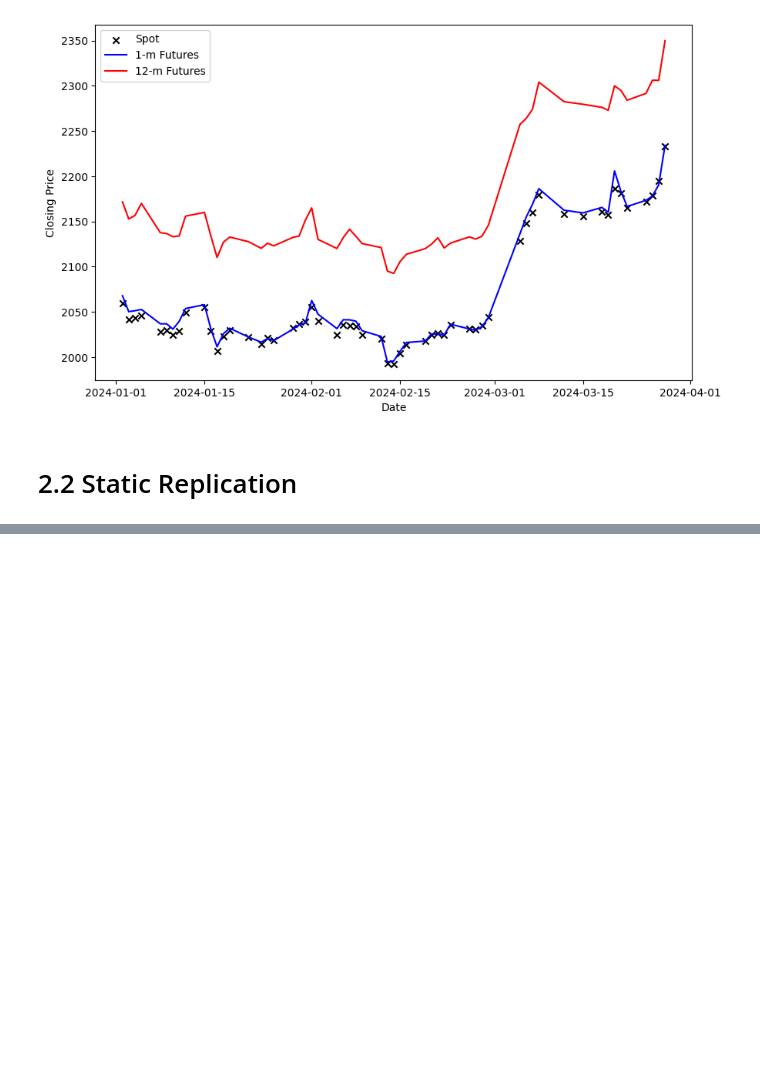
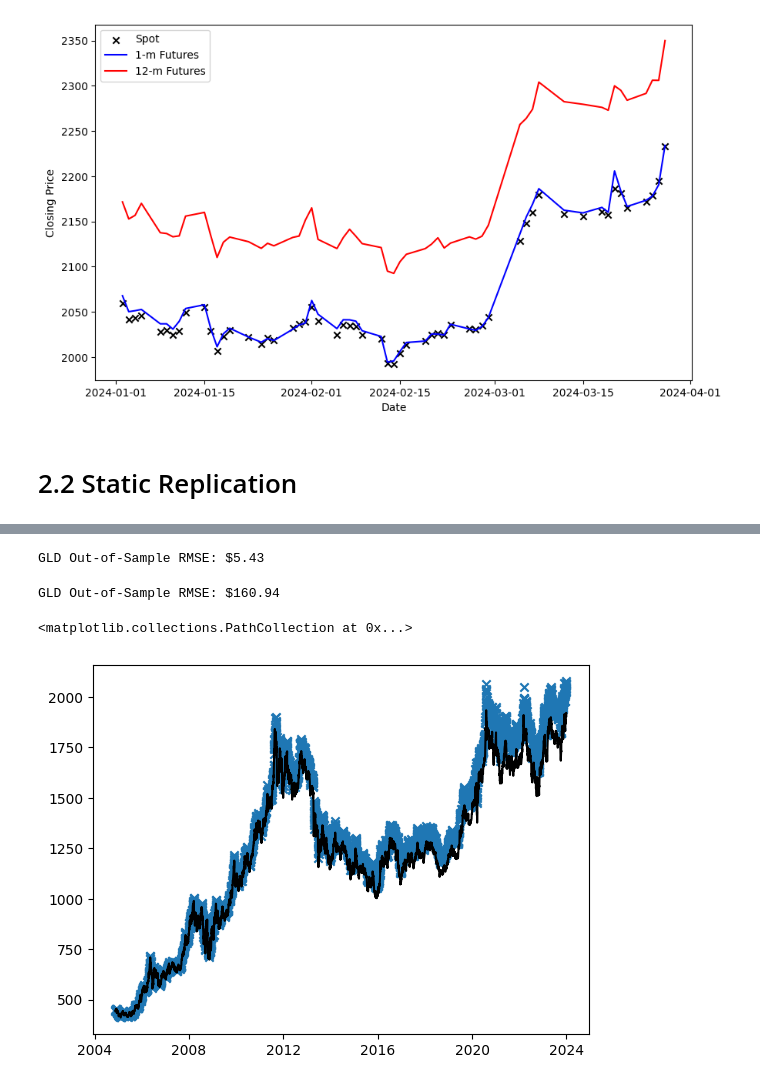
Before and after one commit to joeHollander/ETF-Research, a Jupyter notebook: main.ipynb, the cells around one changed output, grey strips where cells are left out. Drawn from its saved outputs; the diff is of its cells as text; code cells hidden in the pictures; blank space fills up the shorter version.

```diff
--- a/main.ipynb
+++ b/main.ipynb
@@ -430,0 +519,37 @@ Optimization failed for c2, c6, c12. Skipping.
+# %%
+# determining out of sample gld rmse
+common_idx = spot.index.intersection(gld_df.index)
+
+oos_idx = common_idx[common_idx >= "2024-01-01"]
+
+spot_oos = spot.loc[oos_idx, 'close']
+gld_oos = gld_df.loc[oos_idx, 'close']
+
+start_value_oos = spot_oos.iloc[0]
+gld_norm_oos = (gld_oos / gld_oos.iloc[0]) * start_value_oos
+
+gld_oos_rmse = calculate_rmse(gld_norm_oos, spot_oos)
+print(f"GLD Out-of-Sample RMSE: {gld_oos_rmse}")
+# %% [output]
+GLD Out-of-Sample RMSE: $5.43
+# %%
+# determining in sample gld rmse
+common_idx = spot.index.intersection(gld_df.index)
+is_idx = common_idx[common_idx < "2024-01-01"]
+
+spot_is = spot.loc[is_idx, 'close']
+gld_is = gld_df.loc[is_idx, 'close']
+
+start_value_is = spot_is.iloc[0]
+gld_norm_is = (gld_is / gld_is.iloc[0]) * start_value_is
+
+gld_is_rmse = calculate_rmse(gld_norm_is, spot_is)
+print(f"GLD Out-of-Sample RMSE: {gld_is_rmse}")
+# %% [output]
+GLD Out-of-Sample RMSE: $160.94
+# %%
+plt.plot(gld_norm_is.index, gld_norm_is, color='black')
+plt.scatter(spot_is.index, spot_is, marker='x')
+# %% [output]
+<matplotlib.collections.PathCollection at 0x...>
+[figure, added]
```
Also changed, not shown: parts of 14 cells of this notebook, 5 other files.
